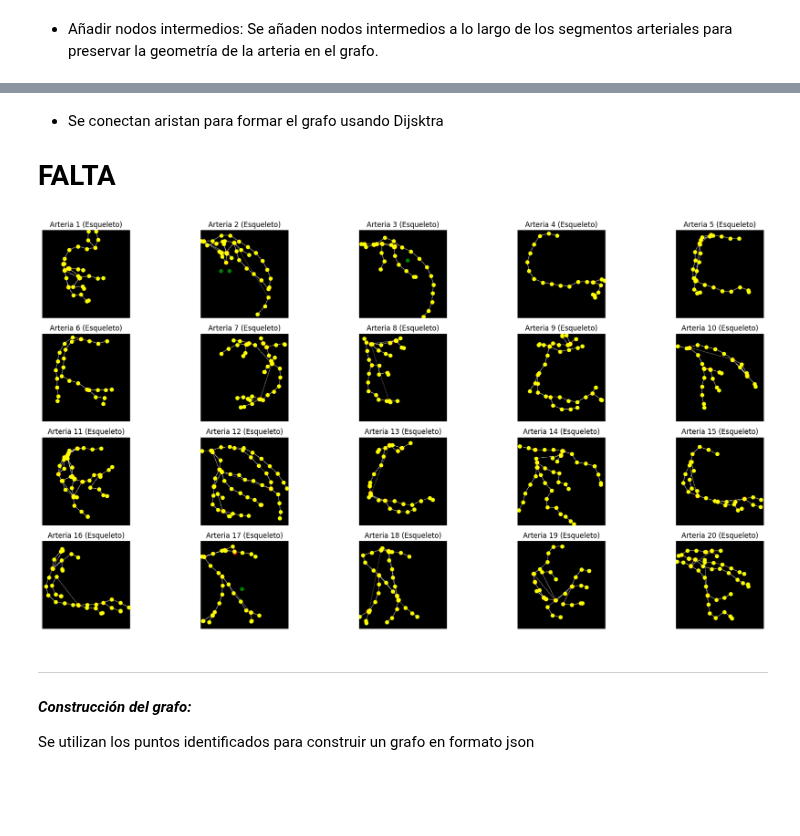
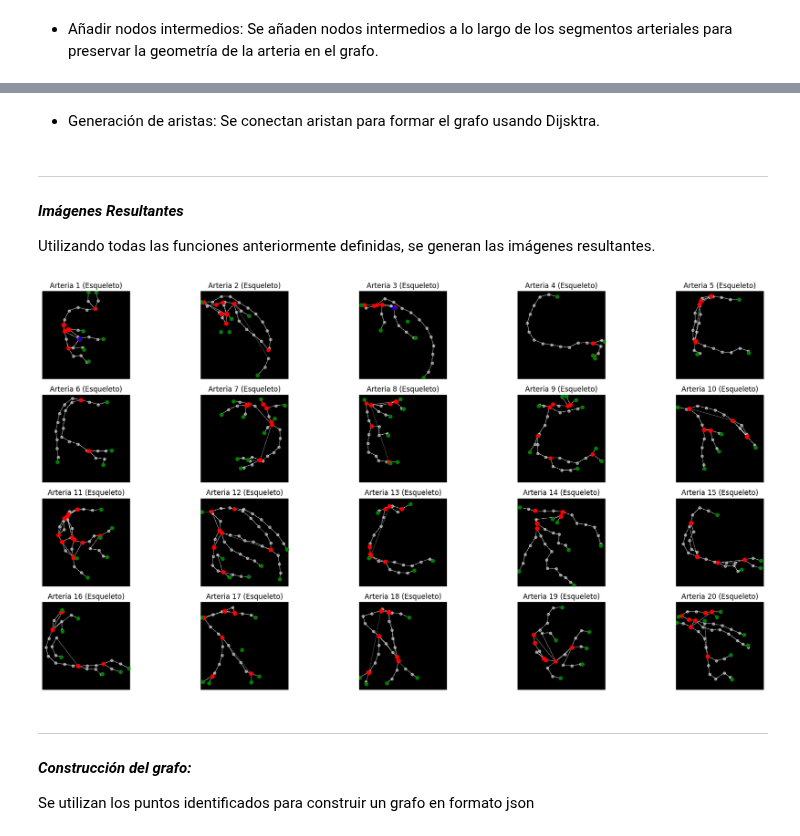
Before and after one commit to stefanoaragoni/Proyecto1_VisionComputadora, a Jupyter notebook: Problema2.ipynb, the cells around one changed output, grey strips where cells are left out. Saved outputs shown, nothing was run; the diff lists cells and outputs as text; code cells hidden in the pictures; blank space fills up the shorter version.

```diff
--- a/Problema2.ipynb
+++ b/Problema2.ipynb
@@ -414,7 +265,5 @@ plt.show()
 # %% [markdown]
-- Se conectan aristan para formar el grafo usando Dijsktra
-
-# FALTA
+- Generación de aristas: Se conectan aristan para formar el grafo usando Dijsktra.
 # %%
 def connectPoints(skeleton, endpoints, intermediateNodes, bifurcations, trifurcations):
     connectedSkeleton = np.zeros_like(skeleton)
@@ -452,36 +301,52 @@ def connectPoints(skeleton, endpoints, intermediateNodes, bifurcations, trifurca
     return connectedSkeleton
 
 # Conectar los puntos de inicio y fin de los tramos con cambio de dirección
-connected_skeleton_images = [connectPoints(skeleton, endpoints, intermediateNodes, bifurcations, trifurcations) for skeleton, (bifurcations, endpoints, trifurcations), intermediateNodes in zip(skeleton_images, analized_skeleton_images, completed_skeleton_images)]
-
-# Mostrar las imágenes esqueletizadas con puntos de bifurcación y extremos
-num_rows = 4
-num_cols = 5
-fig, axes = plt.subplots(num_rows, num_cols, figsize=(20, 10))
-
-# Contador de subfiguras
-index = 0
-
-# Iterar sobre las imágenes esqueletizadas y mostrarlas en la cuadrícula
-for i in range(20):  # Asumiendo que hay 20 imágenes
-    skeleton_image = connected_skeleton_images[i]  # Esta es la imagen esqueletizada
-    bifurcations, endpoints, _ = analized_skeleton_images[i]   #bifurcaciones y enpoints
-    intermediateNodes = completed_skeleton_images[i] # puntos intermdios
-    axes[index // num_cols, index % num_cols].imshow(skeleton_image, cmap='gray')
-    axes[index // num_cols, index % num_cols].scatter(*zip(*bifurcations), color='red')
-    axes[index // num_cols, index % num_cols].scatter(*zip(*endpoints), color='green')
-    axes[index // num_cols, index % num_cols].axis('off')
-    axes[index // num_cols, index % num_cols].scatter(*zip(*intermediateNodes), color='yellow')
-    axes[index // num_cols, index % num_cols].set_title(f'Arteria {i + 1} (Esqueleto)')
-
-    # Aumentar el contador de subfiguras
-    index += 1
-
-# Ajustar el espacio entre las subfiguras
-plt.tight_layout()
-plt.show()
+connected_skeleton_images = [
+        connectPoints(skeleton, endpoints, intermediateNodes, bifurcations, trifurcations) for skeleton,
+        (bifurcations, endpoints, trifurcations),
+        intermediateNodes in zip(skeleton_images, analized_skeleton_images, completed_skeleton_images)
+    ]
-# %% [output]
-[figure, removed]
+# %% [markdown]
+---------
+
+#### *Imágenes Resultantes*
+
+Utilizando todas las funciones anteriormente definidas, se generan las imágenes resultantes.
+# %%
+# Mostrar las imágenes esqueletizadas con puntos de bifurcación y extremos
+num_rows = 4
+num_cols = 5
+fig, axes = plt.subplots(num_rows, num_cols, figsize=(20, 10))
+
+# Iterar sobre las imágenes esqueletizadas y mostrarlas en la cuadrícula
+for i in range(20):  # Asumiendo que hay 20 imágenes
+
+    skeleton_image = skeleton_images[i]  # Esta es la imagen esqueletizada original
+
+    edges_image = connected_skeleton_images[i]  # aristas conectadas
+    bifurcations, endpoints, trifurcations = analized_skeleton_images[i]   # bifurcaciones, enpoints, trifurcaciones
+    intermediateNodes = completed_skeleton_images[i] # puntos intermdios
+
+
+    axes[i // num_cols, i % num_cols].imshow(edges_image, cmap='gray')
+
+    if intermediateNodes:
+        axes[i // num_cols, i % num_cols].scatter(*zip(*intermediateNodes), color='white', alpha=0.5, s=20)
+    if bifurcations:
+        axes[i // num_cols, i % num_cols].scatter(*zip(*bifurcations), color='red')
+    if trifurcations:
+        axes[i // num_cols, i % num_cols].scatter(*zip(*trifurcations), color='blue')
+    if endpoints:
+        axes[i // num_cols, i % num_cols].scatter(*zip(*endpoints), color='green')
+
+    axes[i // num_cols, i % num_cols].axis('off')
+    axes[i // num_cols, i % num_cols].set_title(f'Arteria {i + 1} (Esqueleto)')
+
+# Ajustar el espacio entre las subfiguras
+plt.tight_layout()
+plt.show()
+# %% [output]
+[figure, added]
 # %% [markdown]
 ---------
 
```
Also changed, not shown: parts of 14 cells of this notebook, 1 other file.
